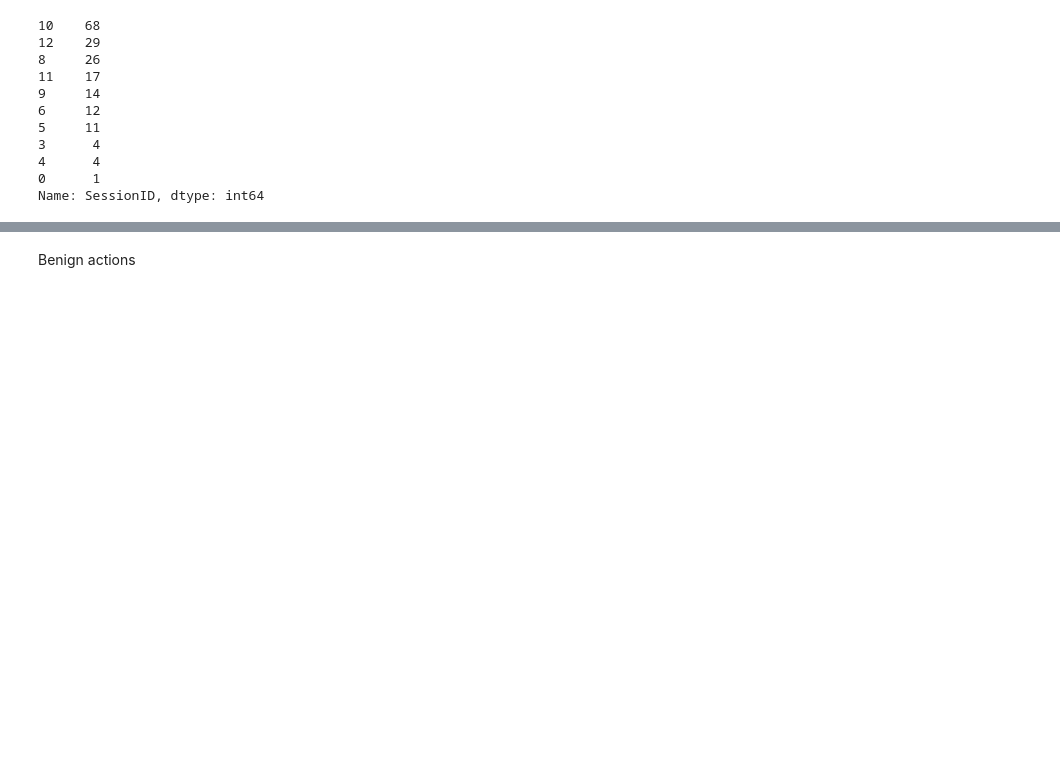
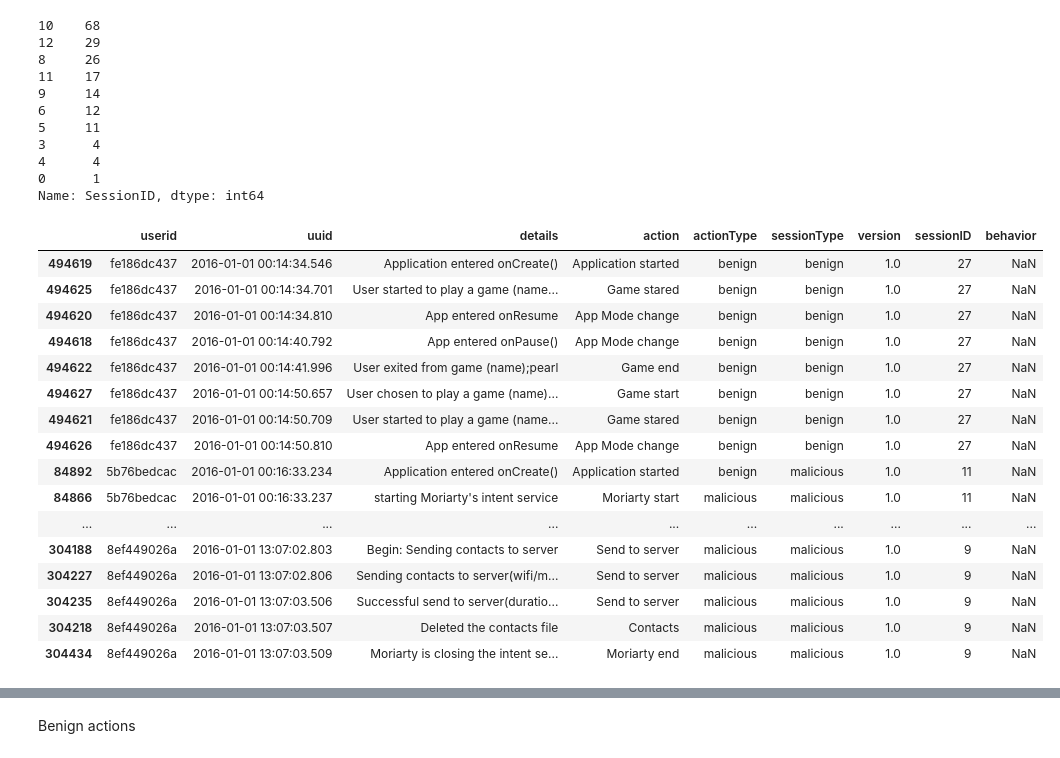
Before and after one commit to kentlingcampbell/project_SherLock, a Jupyter notebook: SherLock.ipynb, the cells around one changed output, grey strips where cells are left out. Saved outputs shown, nothing was run; the diff lists cells and outputs as text; code cells hidden in the pictures; blank space fills up the shorter version.

```diff
--- a/SherLock.ipynb
+++ b/SherLock.ipynb
@@ -129,3 +129,12 @@ Moriarty_tsv.head(3)
 | 494619 | fe186dc437 | 2016-01-01 00:14:34.546 | Application entered onCreate() | Application started | benign | benign | 1.0 | 27 | NaN |
 | 494625 | fe186dc437 | 2016-01-01 00:14:34.701 | User started to play a game (name... | Game stared | benign | benign | 1.0 | 27 | NaN |
 | 494620 | fe186dc437 | 2016-01-01 00:14:34.810 | App entered onResume | App Mode change | benign | benign | 1.0 | 27 | NaN |
+# %%
+# drop odd states
+print(Moriarty_tsv['actionType'].unique())
+print(Moriarty_tsv[Moriarty_tsv['actionType'] == 'html'].shape)
+print(Moriarty_tsv[Moriarty_tsv['actionType'] == 'javascript'].shape)
+
+Moriarty_tsv = Moriarty_tsv.drop(Moriarty_tsv[(Moriarty_tsv['actionType'] == 'html') |
+                                              (Moriarty_tsv['actionType'] == 'javascript')].index)
+Moriarty_tsv.shape
@@ -390,8 +391,26 @@ Name: sessionID, dtype: int64
 0      1
 Name: SessionID, dtype: int64
 # %%
-pd.set_option('display.max_rows', None)
-Moriarty_tsv
+pd.set_option('display.max_rows', 1000)
+Moriarty_tsv.head(500)
+# %% [output]
+|  | userid | uuid | details | action | actionType | sessionType | version | sessionID | behavior |
+| 494619 | fe186dc437 | 2016-01-01 00:14:34.546 | Application entered onCreate() | Application started | benign | benign | 1.0 | 27 | NaN |
+| 494625 | fe186dc437 | 2016-01-01 00:14:34.701 | User started to play a game (name... | Game stared | benign | benign | 1.0 | 27 | NaN |
+| 494620 | fe186dc437 | 2016-01-01 00:14:34.810 | App entered onResume | App Mode change | benign | benign | 1.0 | 27 | NaN |
+| 494618 | fe186dc437 | 2016-01-01 00:14:40.792 | App entered onPause() | App Mode change | benign | benign | 1.0 | 27 | NaN |
+| 494622 | fe186dc437 | 2016-01-01 00:14:41.996 | User exited from game (name);pearl | Game end | benign | benign | 1.0 | 27 | NaN |
+| 494627 | fe186dc437 | 2016-01-01 00:14:50.657 | User chosen to play a game (name)... | Game start | benign | benign | 1.0 | 27 | NaN |
+| 494621 | fe186dc437 | 2016-01-01 00:14:50.709 | User started to play a game (name... | Game stared | benign | benign | 1.0 | 27 | NaN |
+| 494626 | fe186dc437 | 2016-01-01 00:14:50.810 | App entered onResume | App Mode change | benign | benign | 1.0 | 27 | NaN |
+| 84892 | 5b76bedcac | 2016-01-01 00:16:33.234 | Application entered onCreate() | Application started | benign | malicious | 1.0 | 11 | NaN |
+| 84866 | 5b76bedcac | 2016-01-01 00:16:33.237 | starting Moriarty's intent service | Moriarty start | malicious | malicious | 1.0 | 11 | NaN |
+| ... | ... | ... | ... | ... | ... | ... | ... | ... | ... |
+| 304188 | 8ef449026a | 2016-01-01 13:07:02.803 | Begin: Sending contacts to server | Send to server | malicious | malicious | 1.0 | 9 | NaN |
+| 304227 | 8ef449026a | 2016-01-01 13:07:02.806 | Sending contacts to server(wifi/m... | Send to server | malicious | malicious | 1.0 | 9 | NaN |
+| 304235 | 8ef449026a | 2016-01-01 13:07:03.506 | Successful send to server(duratio... | Send to server | malicious | malicious | 1.0 | 9 | NaN |
+| 304218 | 8ef449026a | 2016-01-01 13:07:03.507 | Deleted the contacts file | Contacts | malicious | malicious | 1.0 | 9 | NaN |
+| 304434 | 8ef449026a | 2016-01-01 13:07:03.509 | Moriarty is closing the intent se... | Moriarty end | malicious | malicious | 1.0 | 9 | NaN |
 # %%
 #pd.set_option('display.max_rows', None)
 #Moriarty
```
Also changed, not shown: parts of 9 cells of this notebook.
